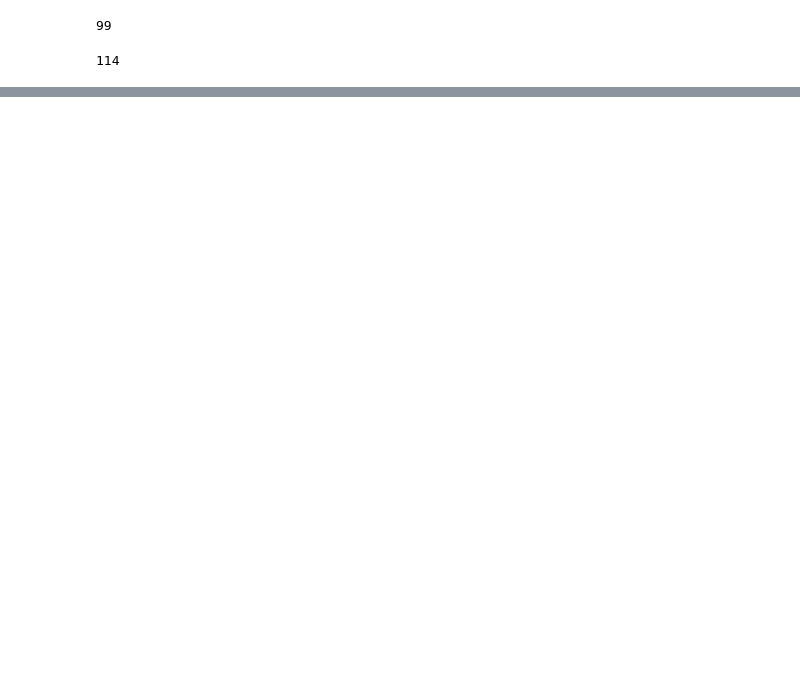
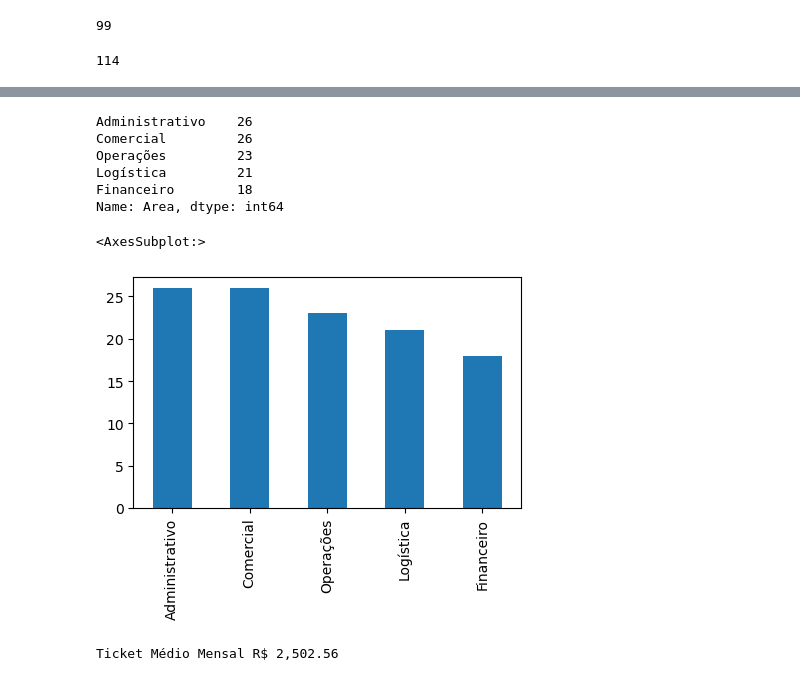
Before and after one commit to fabianozonta/Projeto, a Jupyter notebook: mini_projeto_analise_de_dados.ipynb, the cells around one changed output, grey strips where cells are left out. Drawn from its saved outputs; the diff is of its cells as text; code cells hidden in the pictures; blank space fills up the shorter version.

```diff
--- a/mini_projeto_analise_de_dados.ipynb
+++ b/mini_projeto_analise_de_dados.ipynb
@@ -82,0 +101,18 @@ print('{:.2%}'.format(porcentagem))
+# %%
+area_funcionarios = cadastroFunc_df['Area'].value_counts()
+display(area_funcionarios)
+area_funcionarios.plot(figsize=(5, 3), kind='bar')
+# %% [output]
+Administrativo    26
+Comercial         26
+Operações         23
+Logística         21
+Financeiro        18
+Name: Area, dtype: int64
+<AxesSubplot:>
+[figure, added]
+# %%
+media_ticket = cadastroClie_df['Valor Contrato Mensal'].mean()
+print('Ticket Médio Mensal R$ {:,.2f}'.format(media_ticket))
+# %% [output]
+Ticket Médio Mensal R$ 2,502.56
```
Also changed, not shown: parts of 6 cells of this notebook.
